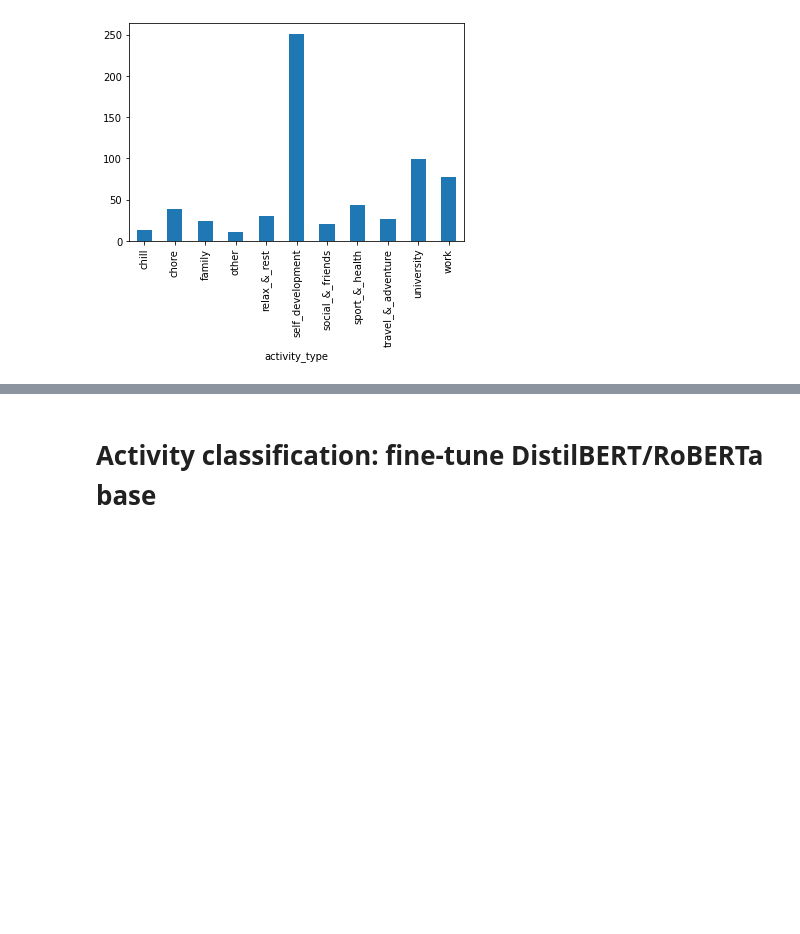
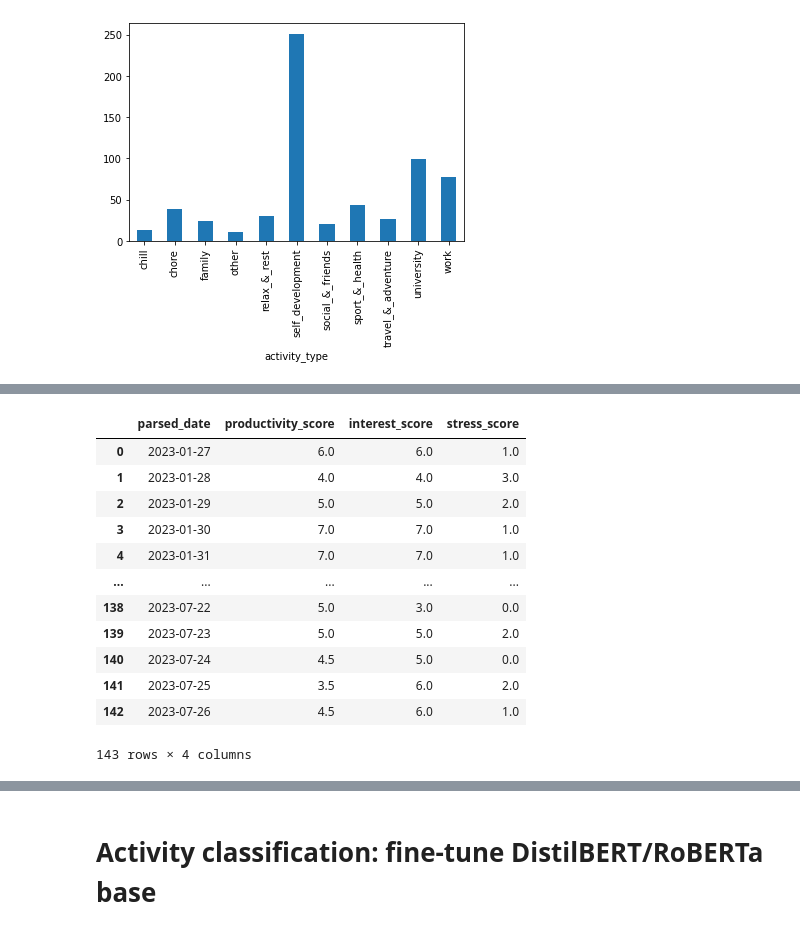
Before and after one commit to tttonyalpha/life_analyser, a Jupyter notebook: tg_bot/prototype.ipynb, the cells around one changed output, grey strips where cells are left out. Cells and saved outputs as stored; diff of their text form; code cells hidden in the pictures; blank space fills up the shorter version.

```diff
--- a/tg_bot/prototype.ipynb
+++ b/tg_bot/prototype.ipynb
@@ -712,0 +748,16 @@ posts_df.head(5)
+# %%
+posts_df[['parsed_date', 'productivity_score', 'interest_score', 'stress_score']]
+# %% [output]
+|  | parsed_date | productivity_score | interest_score | stress_score |
+| 0 | 2023-01-27 | 6.0 | 6.0 | 1.0 |
+| 1 | 2023-01-28 | 4.0 | 4.0 | 3.0 |
+| 2 | 2023-01-29 | 5.0 | 5.0 | 2.0 |
+| 3 | 2023-01-30 | 7.0 | 7.0 | 1.0 |
+| 4 | 2023-01-31 | 7.0 | 7.0 | 1.0 |
+| ... | ... | ... | ... | ... |
+| 138 | 2023-07-22 | 5.0 | 3.0 | 0.0 |
+| 139 | 2023-07-23 | 5.0 | 5.0 | 2.0 |
+| 140 | 2023-07-24 | 4.5 | 5.0 | 0.0 |
+| 141 | 2023-07-25 | 3.5 | 6.0 | 2.0 |
+| 142 | 2023-07-26 | 4.5 | 6.0 | 1.0 |
+143 rows × 4 columns
```
Also changed, not shown: parts of 27 cells of this notebook, 7 other files.
